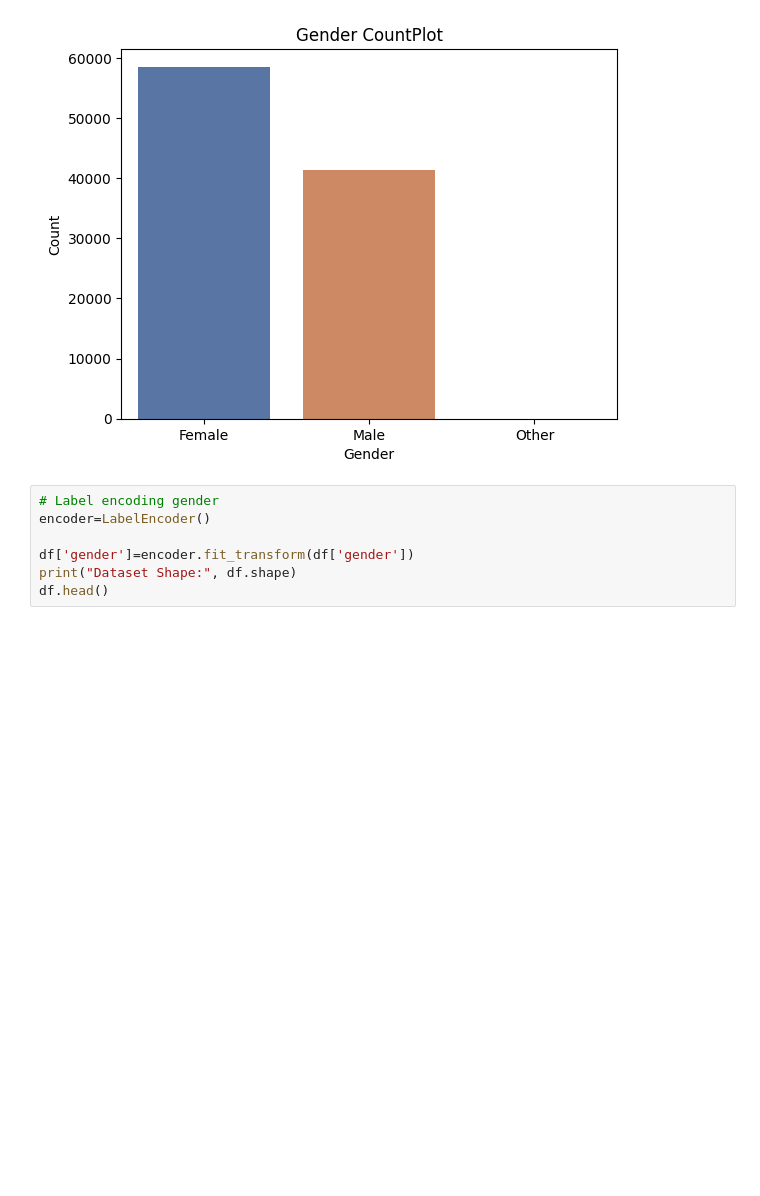
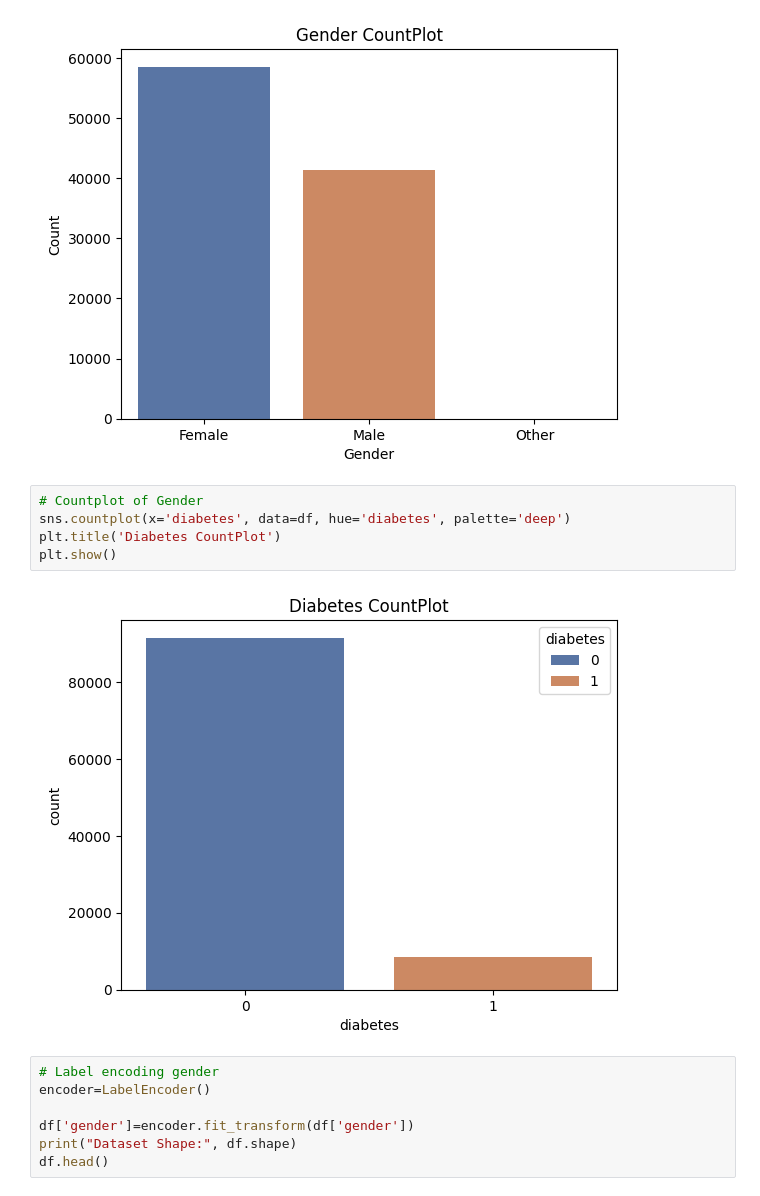
Before and after one commit to cgyireh1/Summative-assignment---MLOP, a Jupyter notebook: notebook/diabetes_prediction.ipynb, the cells around one changed output. Cells and saved outputs as stored; diff of their text form; blank space fills up the shorter version.

```diff
--- a/notebook/diabetes_prediction.ipynb
+++ b/notebook/diabetes_prediction.ipynb
@@ -126,6 +124,13 @@ plt.ylabel('Count')
 plt.show()
 # %% [output]
 [figure]
+# %%
+# Countplot of Gender
+sns.countplot(x='diabetes', data=df, hue='diabetes', palette='deep')
+plt.title('Diabetes CountPlot')
+plt.show()
+# %% [output]
+[figure, added]
 # %%
 # Label encoding gender
 encoder=LabelEncoder()
```
Also changed, not shown: parts of 10 cells of this notebook, 8 other files.
